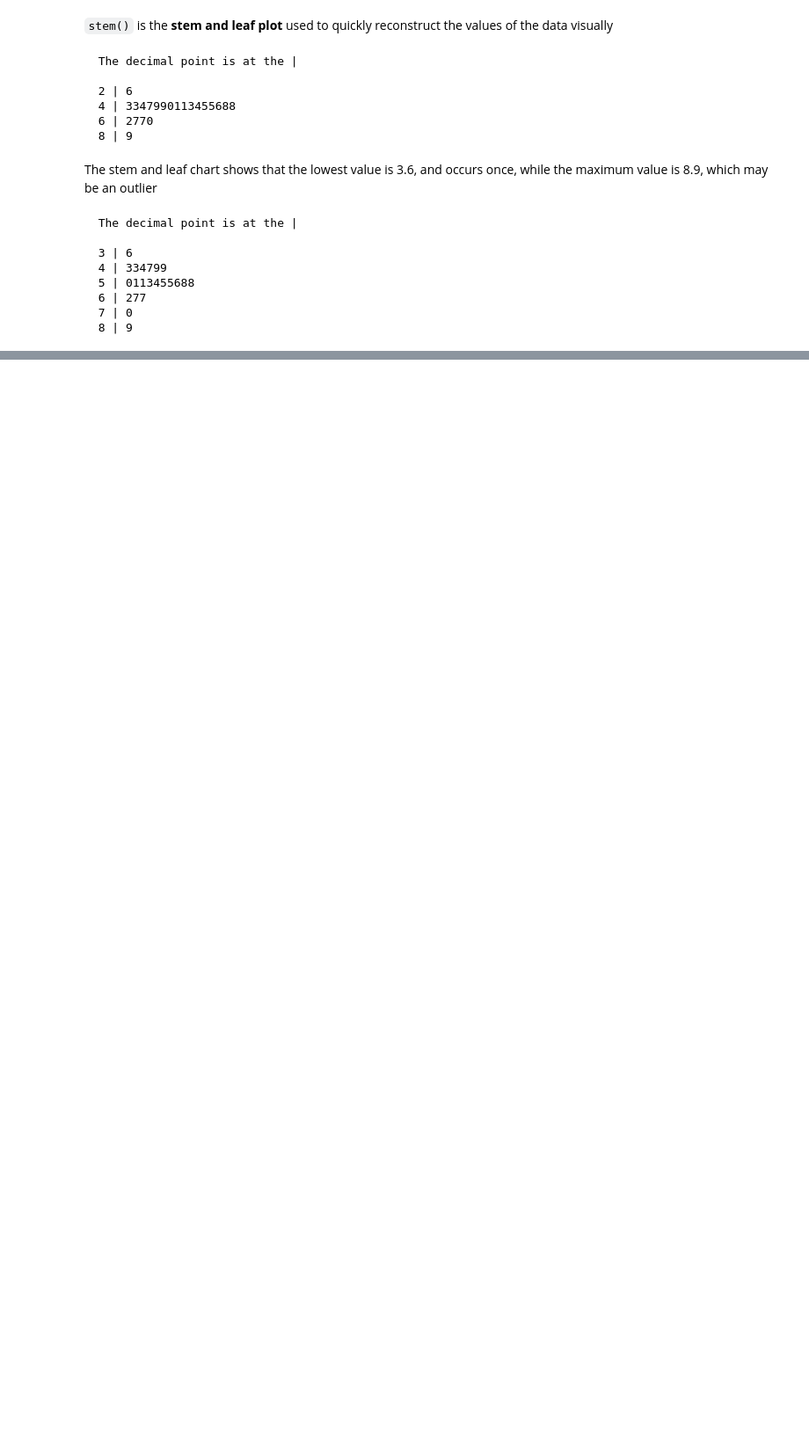
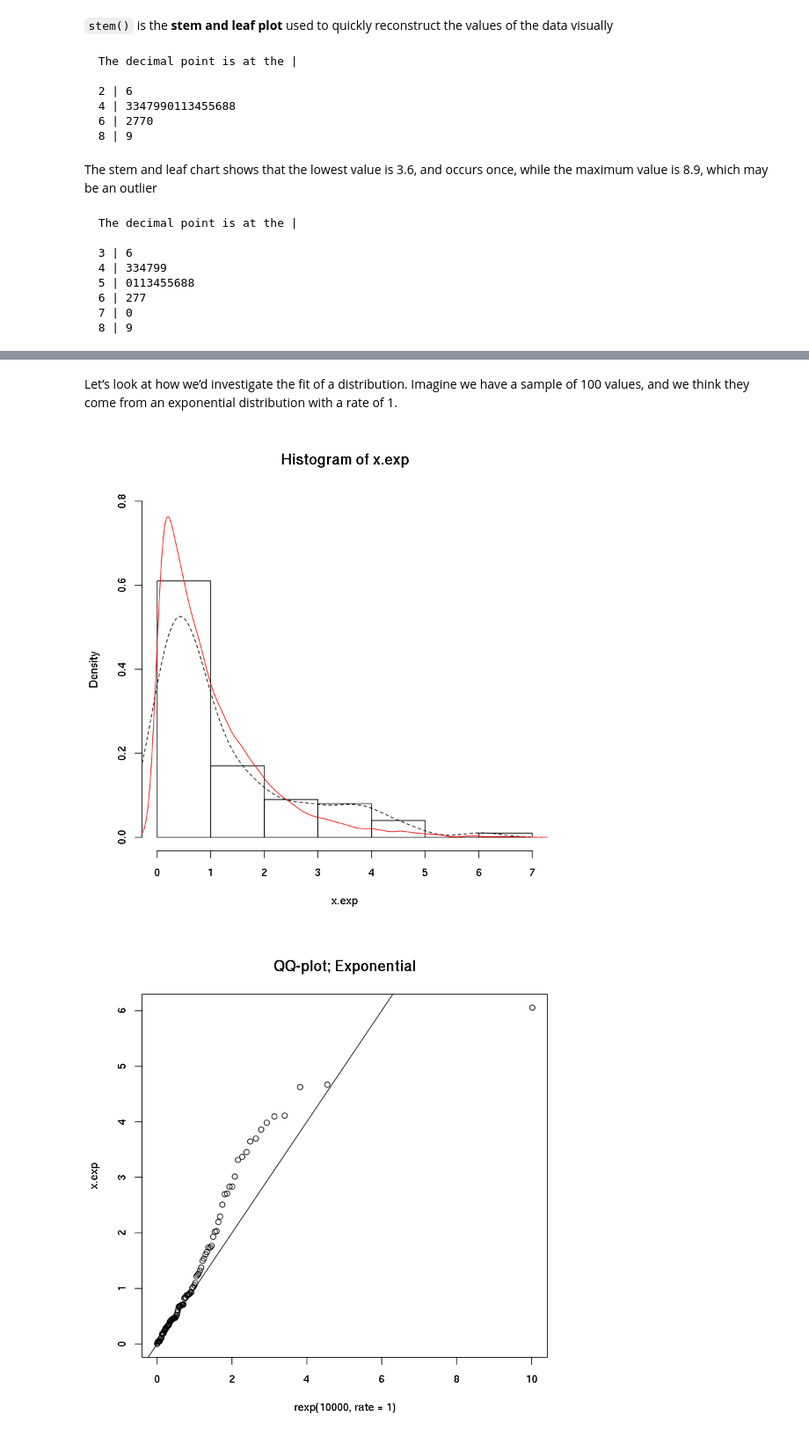
Before and after one commit to naivelogic/exploring_r, a Jupyter notebook: basics/essentiallyR.ipynb, the cells around one changed output, grey strips where cells are left out. Shown at 88% size. Drawn from its saved outputs; the diff is of its cells as text; code cells hidden in the pictures; blank space fills up the shorter version.

```diff
--- a/basics/essentiallyR.ipynb
+++ b/basics/essentiallyR.ipynb
@@ -577,0 +642,3 @@ stem(mp3, scale = 2)
+# %%
+x.exp <- rexp(n = 100, rate = 1)
+sum(x.exp >= 3)
@@ -577,0 +653,14 @@ stem(mp3, scale = 2)
+# %% [markdown]
+Let’s look at how we’d investigate the fit of a distribution. Imagine we have a sample of 100 values, and we
+think they come from an exponential distribution with a rate of 1.
+# %%
+x.exp <- rexp(n = 100, rate = 0.7)
+hist(x.exp, prob = TRUE, ylim = c(0, 0.8))
+lines(density(x.exp), lty = 2)
+lines(density(rexp(10000, rate = 1)), col = "red")
+qqplot(x = rexp(10000, rate = 1), y = x.exp, main = "QQ-plot; Exponential")
+abline(a = 0, b = 1)
+plot(ecdf(x.exp), pch = 21)
+# %% [output]
+[figure, added]
+[figure, added]
```
Also changed, not shown: parts of 80 cells of this notebook.
